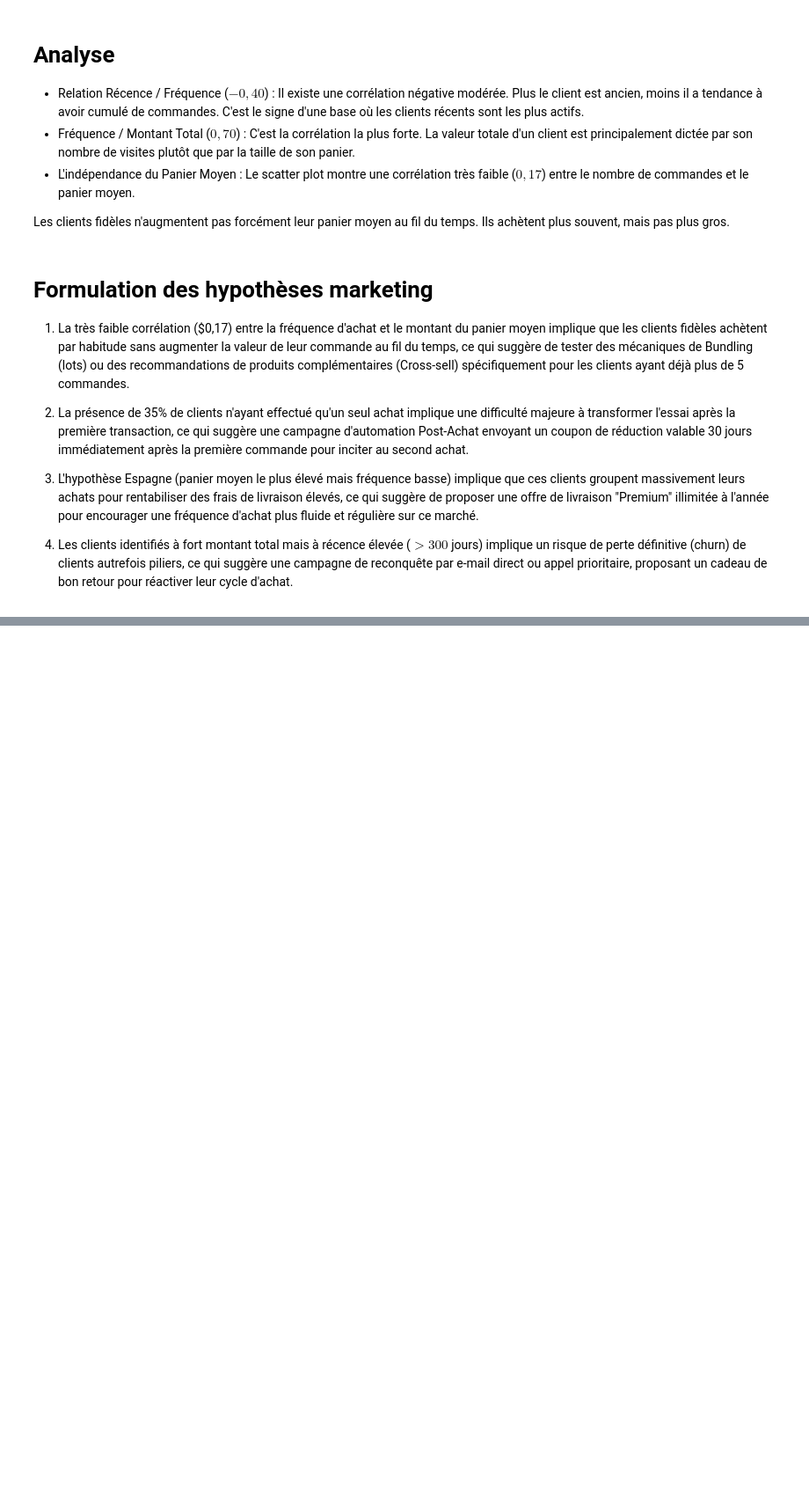
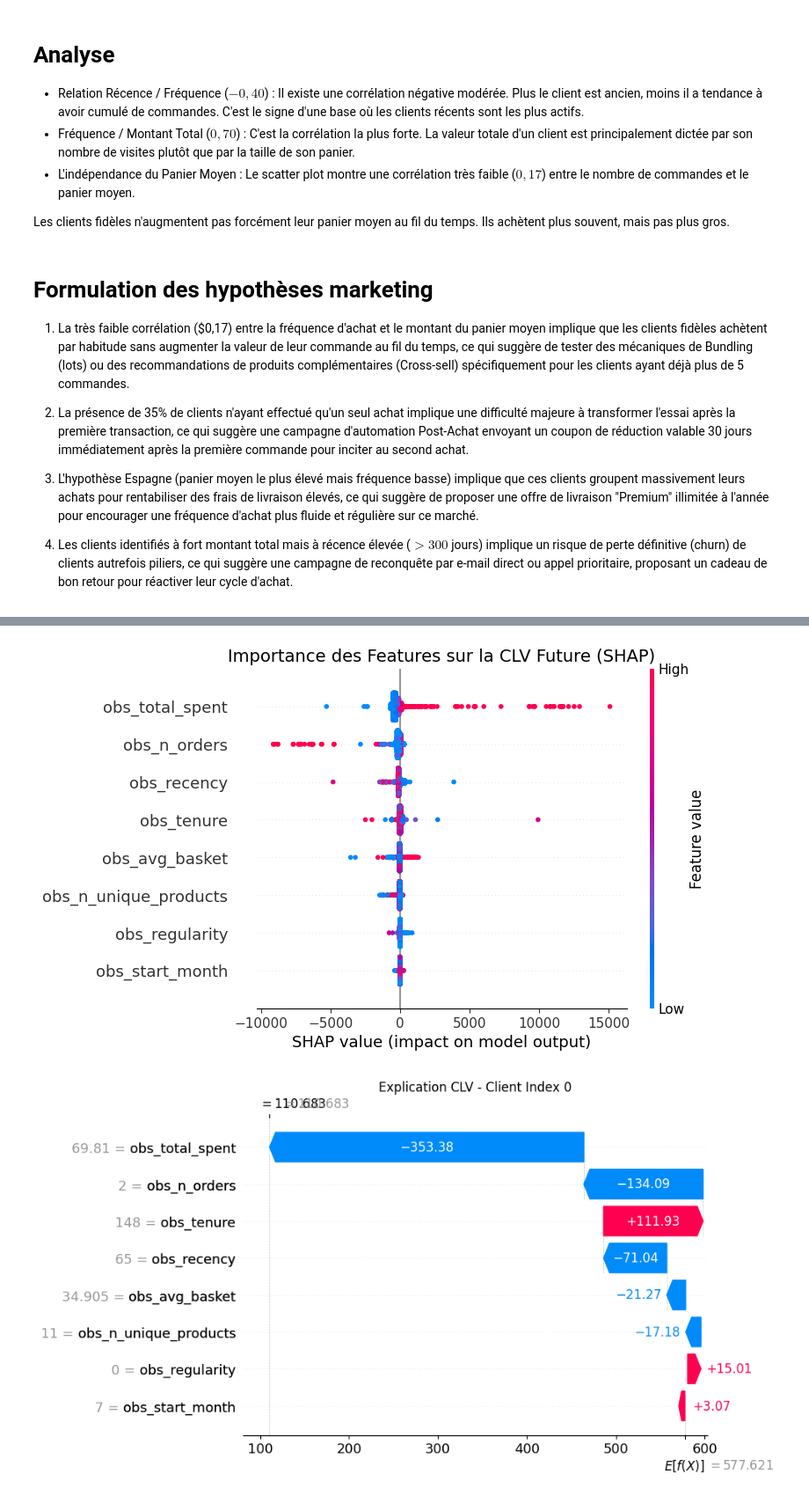
Before and after one commit to chapgangkarelle/data_marketing_project, a Jupyter notebook: analysis.ipynb, the cells around one changed output, grey strips where cells are left out. Shown at 88% size. Saved outputs shown, nothing was run; the diff lists cells and outputs as text; code cells hidden in the pictures; blank space fills up the shorter version.

```diff
--- a/analysis.ipynb
+++ b/analysis.ipynb
@@ -341,0 +551,28 @@ Les clients fidèles n'augmentent pas forcément leur panier moyen au fil du tem
+# %%
+import shap
+
+# 1. Initialisation de l'explainer SHAP
+# On utilise le modèle XGBoost entraîné à l'étape 3
+explainer = shap.TreeExplainer(models["XGBoost"])
+shap_values = explainer.shap_values(X_test)
+
+# 2. Importance globale : Beeswarm Plot
+# Ce graphique montre quelles variables tirent la CLV vers le haut ou vers le bas
+plt.figure(figsize=(10, 6))
+shap.summary_plot(shap_values, X_test, plot_type="dot", show=False)
+plt.title("Importance des Features sur la CLV Future (SHAP)", fontsize=14)
+plt.savefig("clv_shap_beeswarm.png")
+plt.show()
+
+# 3. Analyse individuelle : Pourquoi ce client ?
+# On prend 2 exemples : un client à forte CLV et un à faible CLV
+indices_interet = [0, 10] # À adapter selon vos résultats de test
+
+for idx in indices_interet:
+    plt.figure()
+    shap.plots.waterfall(explainer(X_test)[idx], show=False)
+    plt.title(f"Explication CLV - Client Index {idx}")
+    plt.show()
+# %% [output]
+[figure, added]
+[figure, added]
```
Also changed, not shown: parts of 9 cells of this notebook.
